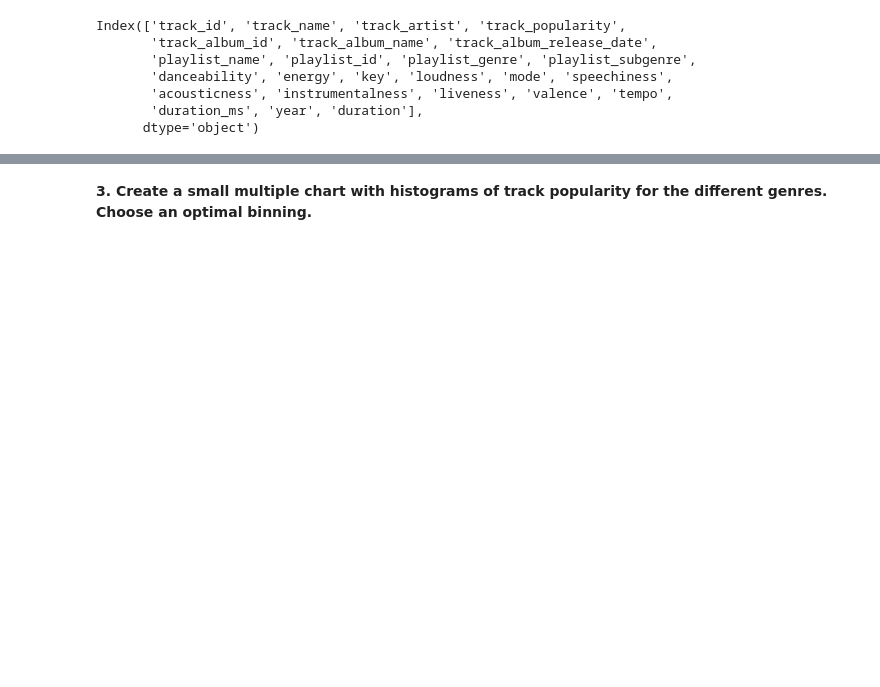
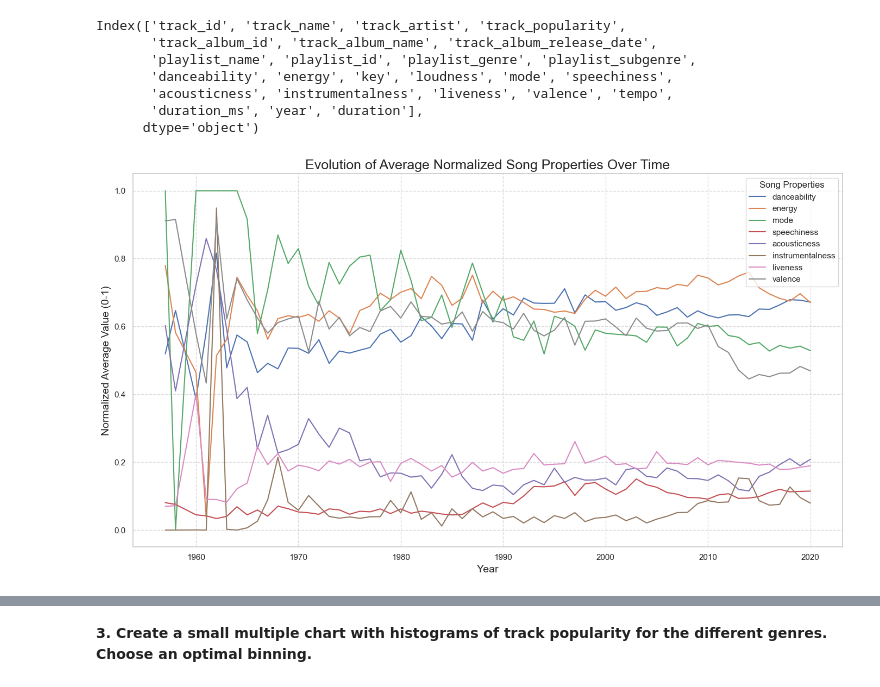
Before and after one commit to letizialanza01/Data_Vis_H1, a Jupyter notebook: DV_H1.ipynb, the cells around one changed output, grey strips where cells are left out. Saved outputs shown, nothing was run; the diff lists cells and outputs as text; code cells hidden in the pictures; blank space fills up the shorter version.

```diff
--- a/DV_H1.ipynb
+++ b/DV_H1.ipynb
@@ -132,6 +132,30 @@ Index(['track_id', 'track_name', 'track_artist', 'track_popularity',
        'acousticness', 'instrumentalness', 'liveness', 'valence', 'tempo',
        'duration_ms', 'year', 'duration'],
       dtype='object')
+# %%
+# Seleziona solo le colonne numeriche
+numerical_columns = songs.select_dtypes(include=['number']).columns
+
+# Identifica le colonne già normalizzate (tra 0 e 1)
+normalized_columns = [col for col in numerical_columns if songs[col].min() >= 0 and songs[col].max() <= 1]
+
+# Calcola la media per anno solo per le colonne normalizzate
+songs_avg = songs.groupby('year')[normalized_columns].mean()
+
+# Crea il grafico
+plt.figure(figsize=(14, 8))
+for column in songs_avg.columns:
+    plt.plot(songs_avg.index, songs_avg[column], label=column)
+
+plt.title('Evolution of Average Normalized Song Properties Over Time', fontsize=18)
+plt.xlabel('Year', fontsize=14)
+plt.ylabel('Normalized Average Value (0-1)', fontsize=14)
+plt.legend(title='Song Properties', loc='upper right')
+plt.grid(axis='both', linestyle='--', alpha=0.7)
+plt.tight_layout()
+plt.show()
+# %% [output]
+[figure, added]
 # %%
 #normalize the selected column (0-1 range)
 normalized_columns = ['danceability', 'energy', 'key', 'loudness', 'mode', 'speechiness', 'acousticness', 'instrumentalness', 'liveness', 'valence']
```
Also changed, not shown: parts of 7 cells of this notebook.
